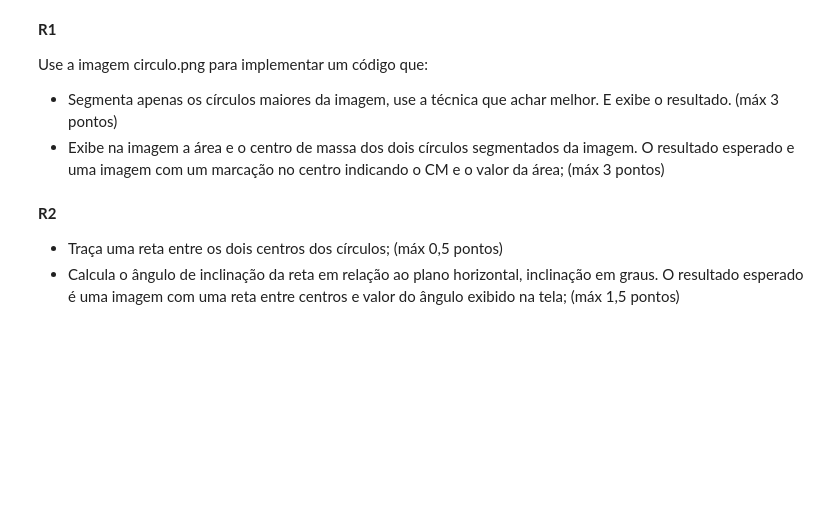
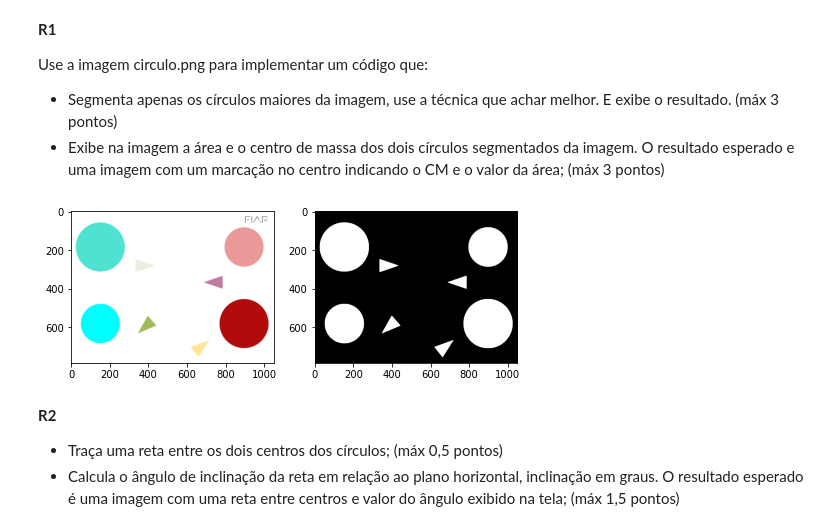
Before and after one commit to S3nna/Nac-09-03, a Jupyter notebook: Resolucao_R1_R2.ipynb, the cells around one changed output. Saved outputs shown, nothing was run; the diff lists cells and outputs as text; code cells hidden in the pictures; blank space fills up the shorter version.

```diff
--- a/Resolucao_R1_R2.ipynb
+++ b/Resolucao_R1_R2.ipynb
@@ -33,3 +31,37 @@ Use a imagem circulo.png para implementar um código que:
+# %%
+#Segmenta os 2 círculos maiores
+
+img = cv2.imread('circulo.png')
+
+img_rgb = cv2.cvtColor(img, cv2.COLOR_BGR2RGB)
+img_hsv = cv2.cvtColor(img, cv2.COLOR_BGR2HSV)
+
+
+# Definição dos valores minimo e max da mascara
+# o magenta tem h=300 mais ou menos ou 150 para a OpenCV
+image_lower_hsv = np.array([0, 1, 100])
+image_upper_hsv = np.array([255, 255, 255])
+
+
+mask_hsv = cv2.inRange(img_hsv, image_lower_hsv, image_upper_hsv)
+
+contornos, _ = cv2.findContours(mask_hsv, cv2.RETR_TREE, cv2.CHAIN_APPROX_SIMPLE)
+
+mask_rgb = cv2.cvtColor(mask_hsv, cv2.COLOR_GRAY2RGB)
+contornos_img = mask_rgb.copy() # Cópia da máscara para ser desenhada "por cima"
+
+cv2.drawContours(contornos_img, contornos, -1, [255, 0, 0], 5);
+
+plt.figure(figsize=(8,6))
+plt.imshow(contornos_img);
+
+plt.subplot(1, 2, 1)
+plt.imshow(img_rgb)
+plt.subplot(1, 2, 2)
+plt.imshow(mask_hsv, cmap="Greys_r", vmin=0, vmax=255)
+plt.show()
+# %% [output]
+[figure, added]
 # %%
 #Calcula área e o centro de massa
 # %% [markdown]
```
Also changed, not shown: parts of 1 cell of this notebook.
